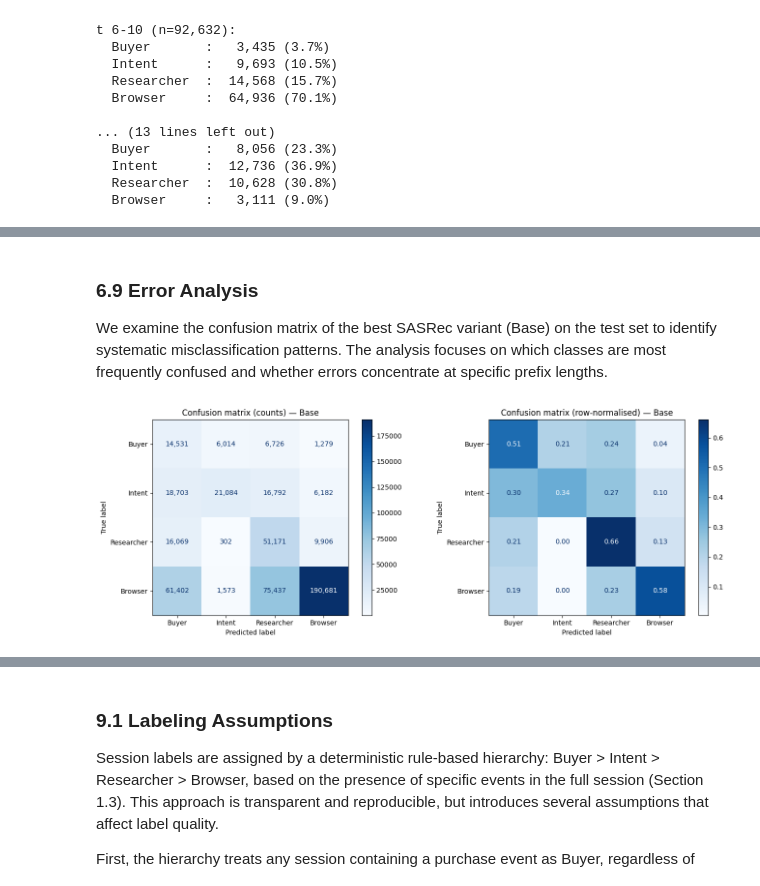
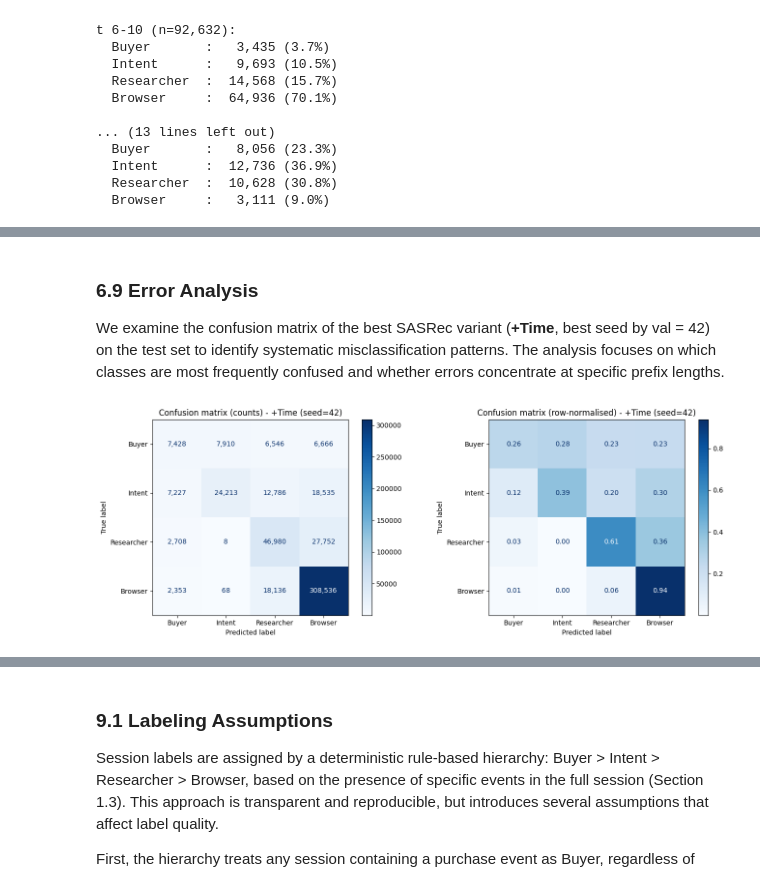
Before and after one commit to dgizdevans/session-classification-enriched, a Jupyter notebook: exp2.ipynb, the cells around one changed output, grey strips where cells are left out. Drawn from its saved outputs; the diff is of its cells as text; code cells hidden in the pictures.

```diff
--- a/exp2.ipynb
+++ b/exp2.ipynb
@@ -4123,8 +4245,9 @@ Base             -> logits torch.Size([512, 4]), params 104,324
 # %%
 # -- 6.6 Class weights for CrossEntropyLoss --
 
-train_labels = sessions[sessions["split"] == "train"]["y"].values
-cw = compute_class_weight("balanced", classes=np.array(LABELS), y=train_labels)
+# compute weights on train prefix-rows (not on train sessions)
+train_labels = ds_train.labels.detach().cpu().numpy()  # labels per prefix-row
+cw = compute_class_weight("balanced", classes=np.arange(len(LABELS)), y=train_labels)
 class_weights = torch.tensor(cw, dtype=torch.float).to(DEVICE)
 
 for label, w in zip(LABELS, class_weights):
@@ -4557,5 +4760,5 @@ print(f"\nBest variant (by val): {best_name} "
 # %%
-# -- 6.7 Per-class F1 comparison across ablations --
+# -- 6.7 Per-class F1 comparison across ablations (mean over seeds) --
 
 print(f"{'Variant':<18}", end="")
 for label in LABELS:
@@ -4563,12 +4766,18 @@ for label in LABELS:
 print()
 print("-" * 70)
 
-for name in ["Base", "+Time", "+Context", "+Time+Context"]:
-    r = ablation_test_results[name]["report"]
+order = ["Base", "+Time", "+Context", "+Time+Context"]
+
+for name in order:
+    runs = ablation_test_results[name]["runs"]
+
     print(f"{name:<18}", end="")
     for label in LABELS:
-        print(f" {r[label]['f1-score']:>12.4f}", end="")
+        f1s = [run["report"][label]["f1-score"] for run in runs]
+        print(f" {float(np.mean(f1s)):>12.4f}", end="")
     print()
+
+print("\nNote: per-class F1 values are averaged across seeds (mean).")
 # %% [output]
 Variant                   Buyer       Intent   Researcher      Browser
 ----------------------------------------------------------------------
@@ -4826,38 +5139,42 @@ and the SASRec baseline.
 # %% [markdown]
 ### 6.9 Error Analysis
 
-We examine the confusion matrix of the best SASRec variant (Base) on the
+We examine the confusion matrix of the best SASRec variant (**+Time**, best seed by val = 42) on the
 test set to identify systematic misclassification patterns. The analysis
 focuses on which classes are most frequently confused and whether errors
 concentrate at specific prefix lengths.
 # %%
-# -- 6.9 Confusion matrix --
+# -- 6.9 Confusion matrix (best variant, best seed) --
 
 from sklearn.metrics import confusion_matrix, ConfusionMatrixDisplay
 
-best_res = ablation_test_results[best_name]
-y_true = best_res["y_true"]
-y_pred = best_res["y_pred"]
+best_variant = best_name
+runs = ablation_test_results[best_variant]["runs"]
+best_run = max(runs, key=lambda x: x["best_val_f1"])
+
+y_true = best_run["y_true"]
+y_pred = best_run["y_pred"]
 
 cm = confusion_matrix(y_true, y_pred, labels=range(4))
 
 fig, axes = plt.subplots(1, 2, figsize=(14, 5))
 
-# -- absolute counts --
+# absolute counts
 ConfusionMatrixDisplay(cm, display_labels=LABELS).plot(
     ax=axes[0], cmap="Blues", values_format=",")
-axes[0].set_title(f"Confusion matrix (counts) — {best_name}")
+axes[0].set_title(f"Confusion matrix (counts) - {best_variant} (seed={best_run['seed']})")
 
-# -- row-normalised (recall per class) --
-cm_norm = cm.astype(float) / cm.sum(axis=1, keepdims=True)
+# row-normalised (recall per class)
+row_sums = cm.sum(axis=1, keepdims=True)
+cm_norm = np.divide(cm.astype(float), row_sums, where=(row_sums != 0), out=np.zeros_like(cm, dtype=float))
 ConfusionMatrixDisplay(cm_norm, display_labels=LABELS).plot(
     ax=axes[1], cmap="Blues", values_format=".2f")
-axes[1].set_title(f"Confusion matrix (row-normalised) — {best_name}")
+axes[1].set_title(f"Confusion matrix (row-normalised) - {best_variant} (seed={best_run['seed']})")
 
 plt.tight_layout()
 plt.show()
 # %% [output]
-[figure, old version]
+[figure, new version]
 # %%
 # -- 6.9 Top misclassification pairs --
 
```
Also changed, not shown: parts of 131 cells of this notebook.
